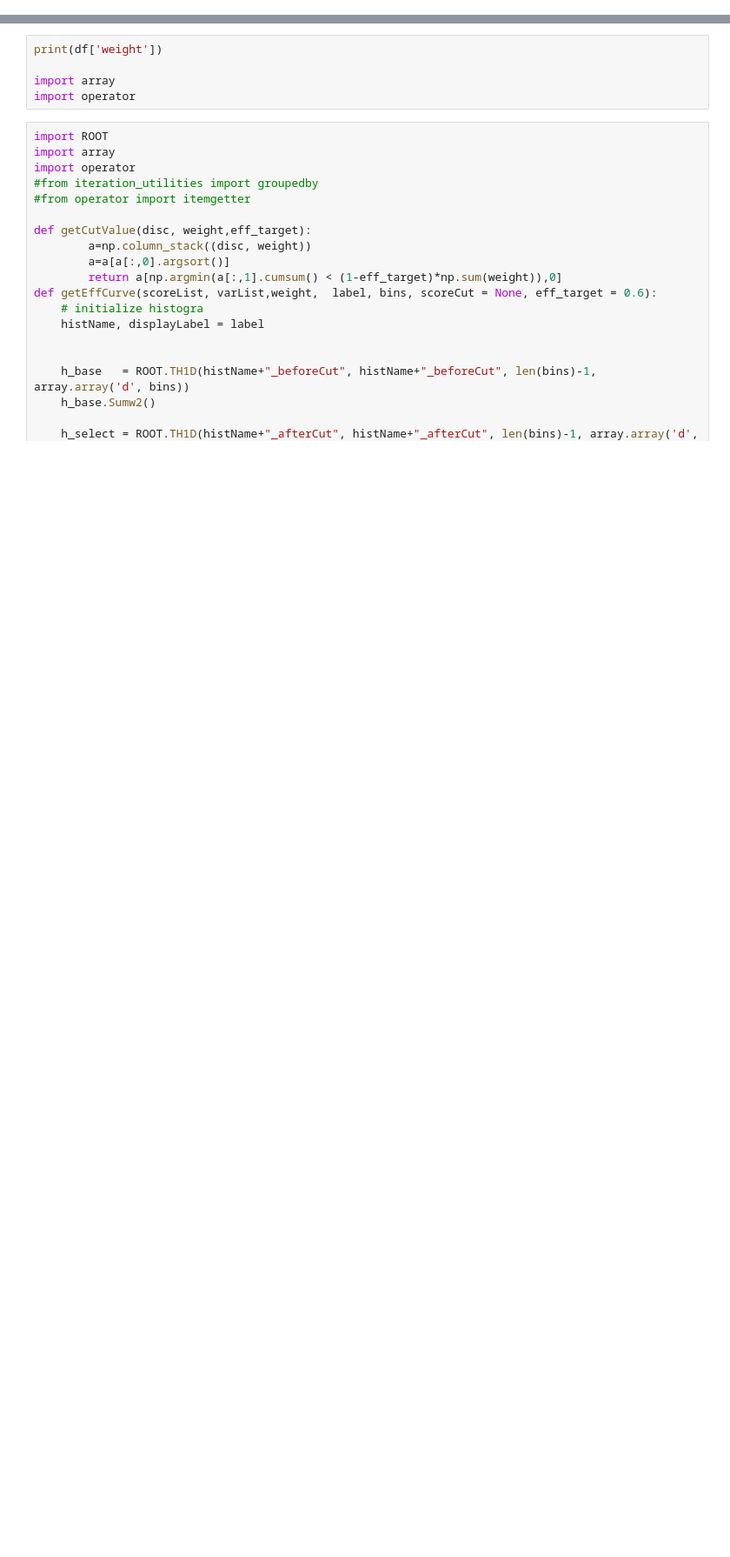
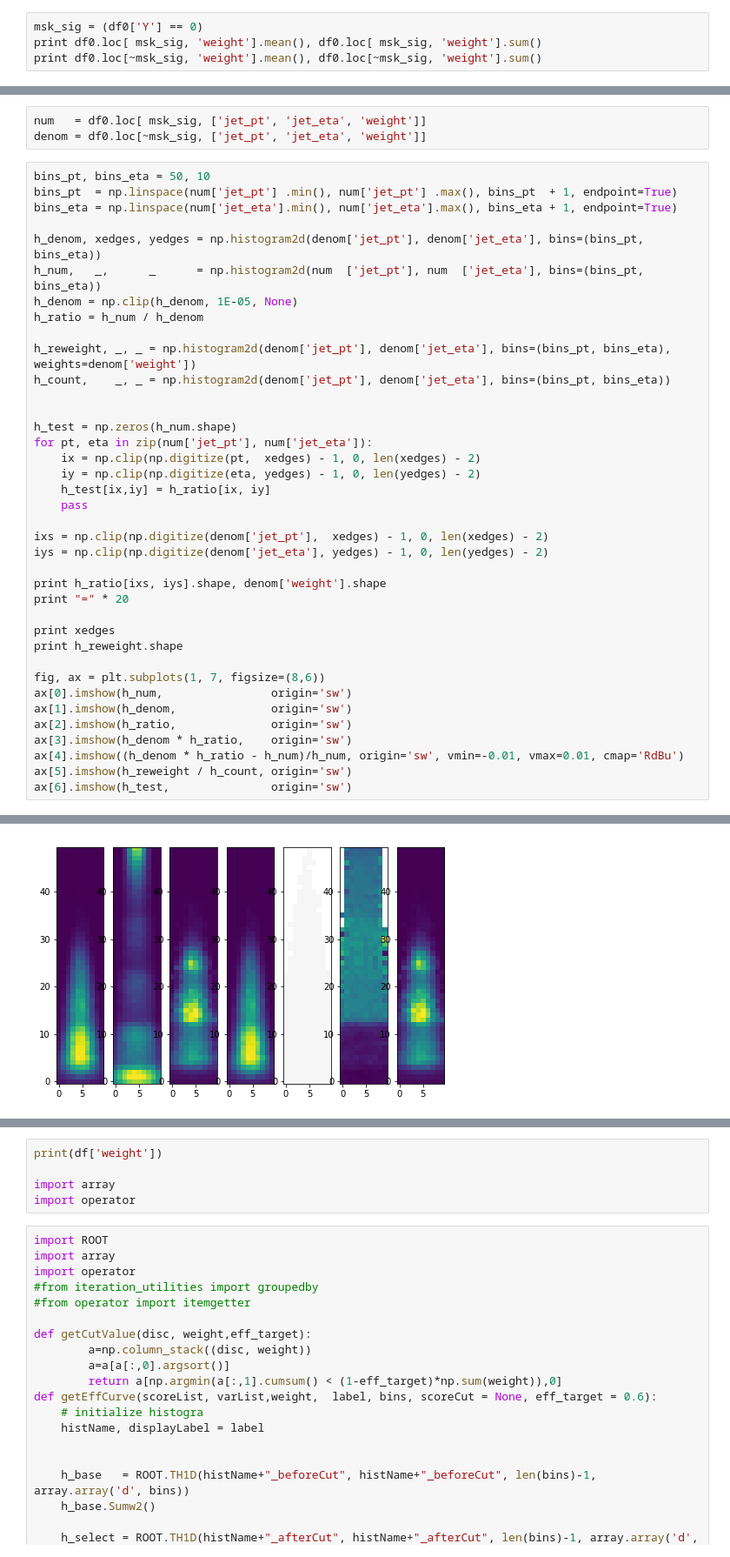
Before and after one commit to asogaard/xbbtagger, a Jupyter notebook: Notebooks/double-b.ipynb, the cells around one changed output, grey strips where cells are left out. Shown at 87% size. Cells and saved outputs as stored; diff of their text form; blank space fills up the shorter version.

```diff
--- a/Notebooks/double-b.ipynb
+++ b/Notebooks/double-b.ipynb
@@ -108,0 +175,4 @@ ValueError: Index (2) out of range (0-1)
+# %%
+msk_sig = (df0['Y'] == 0)
+print df0.loc[ msk_sig, 'weight'].mean(), df0.loc[ msk_sig, 'weight'].sum()
+print df0.loc[~msk_sig, 'weight'].mean(), df0.loc[~msk_sig, 'weight'].sum()
@@ -108,0 +182,42 @@ ValueError: Index (2) out of range (0-1)
+# %%
+num   = df0.loc[ msk_sig, ['jet_pt', 'jet_eta', 'weight']]
+denom = df0.loc[~msk_sig, ['jet_pt', 'jet_eta', 'weight']]
+# %%
+bins_pt, bins_eta = 50, 10
+bins_pt  = np.linspace(num['jet_pt'] .min(), num['jet_pt'] .max(), bins_pt  + 1, endpoint=True)
+bins_eta = np.linspace(num['jet_eta'].min(), num['jet_eta'].max(), bins_eta + 1, endpoint=True)
+
+h_denom, xedges, yedges = np.histogram2d(denom['jet_pt'], denom['jet_eta'], bins=(bins_pt, bins_eta))
+h_num,   _,      _      = np.histogram2d(num  ['jet_pt'], num  ['jet_eta'], bins=(bins_pt, bins_eta))
+h_denom = np.clip(h_denom, 1E-05, None)
+h_ratio = h_num / h_denom
+
+h_reweight, _, _ = np.histogram2d(denom['jet_pt'], denom['jet_eta'], bins=(bins_pt, bins_eta), weights=denom['weight'])
+h_count,    _, _ = np.histogram2d(denom['jet_pt'], denom['jet_eta'], bins=(bins_pt, bins_eta))
+
+
+h_test = np.zeros(h_num.shape)
+for pt, eta in zip(num['jet_pt'], num['jet_eta']):
+    ix = np.clip(np.digitize(pt,  xedges) - 1, 0, len(xedges) - 2)
+    iy = np.clip(np.digitize(eta, yedges) - 1, 0, len(yedges) - 2)
+    h_test[ix,iy] = h_ratio[ix, iy]
+    pass
+
+ixs = np.clip(np.digitize(denom['jet_pt'],  xedges) - 1, 0, len(xedges) - 2)
+iys = np.clip(np.digitize(denom['jet_eta'], yedges) - 1, 0, len(yedges) - 2)
+
+print h_ratio[ixs, iys].shape, denom['weight'].shape
+print "=" * 20
+
+print xedges
+print h_reweight.shape
+
+fig, ax = plt.subplots(1, 7, figsize=(8,6))
+ax[0].imshow(h_num,                origin='sw')
+ax[1].imshow(h_denom,              origin='sw')
+ax[2].imshow(h_ratio,              origin='sw')
+ax[3].imshow(h_denom * h_ratio,    origin='sw')
+ax[4].imshow((h_denom * h_ratio - h_num)/h_num, origin='sw', vmin=-0.01, vmax=0.01, cmap='RdBu')
+ax[5].imshow(h_reweight / h_count, origin='sw')
+ax[6].imshow(h_test,               origin='sw')
+# %% [output]
@@ -108,0 +239 @@ ValueError: Index (2) out of range (0-1)
+[figure, added]
```
Also changed, not shown: parts of 13 cells of this notebook.
